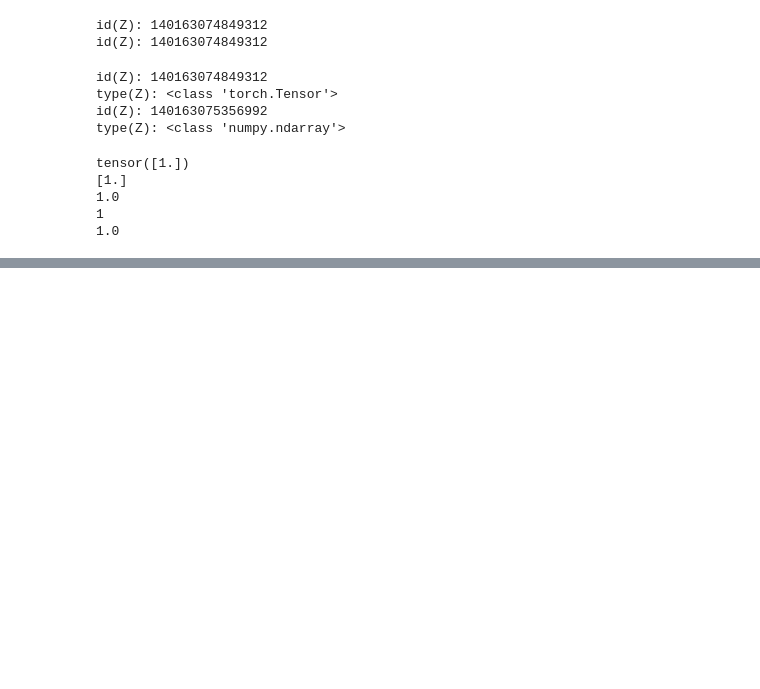
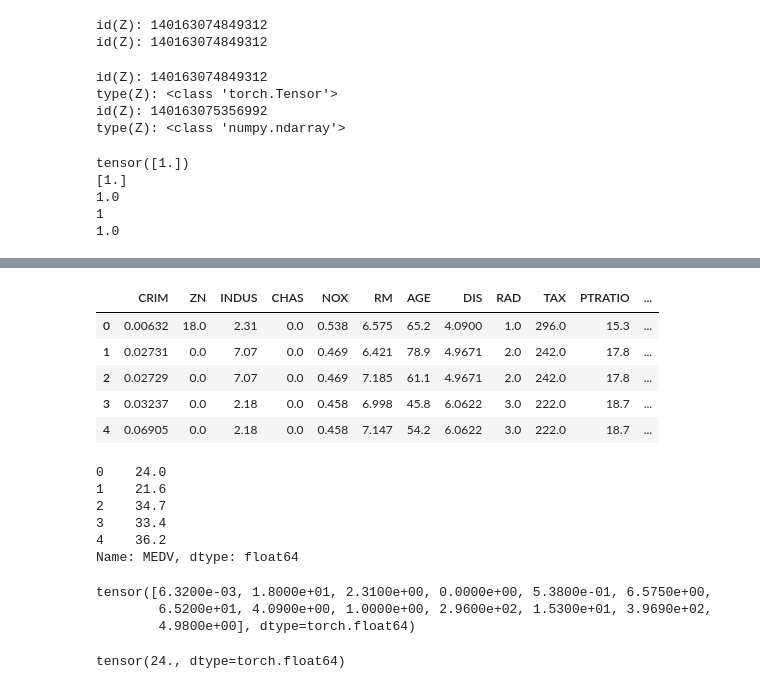
Before and after one commit to MarcelDeSutter/udemy_deep_learning, a Jupyter notebook: 01_02_Grundlagen_PyTorch.ipynb, the cells around one changed output, grey strips where cells are left out. Drawn from its saved outputs; the diff is of its cells as text; code cells hidden in the pictures; blank space fills up the shorter version.

```diff
--- a/01_02_Grundlagen_PyTorch.ipynb
+++ b/01_02_Grundlagen_PyTorch.ipynb
@@ -234,0 +271,20 @@ tensor([1.])
+# %%
+input, output = df.iloc[:, :-1], df.iloc[:, -1]
+# %%
+input.head()
+# %% [output]
+|  | CRIM | ZN | INDUS | CHAS | NOX | RM | AGE | DIS | RAD | TAX | PTRATIO | ... |
+| 0 | 0.00632 | 18.0 | 2.31 | 0.0 | 0.538 | 6.575 | 65.2 | 4.0900 | 1.0 | 296.0 | 15.3 | ... |
+| 1 | 0.02731 | 0.0 | 7.07 | 0.0 | 0.469 | 6.421 | 78.9 | 4.9671 | 2.0 | 242.0 | 17.8 | ... |
+| 2 | 0.02729 | 0.0 | 7.07 | 0.0 | 0.469 | 7.185 | 61.1 | 4.9671 | 2.0 | 242.0 | 17.8 | ... |
+| 3 | 0.03237 | 0.0 | 2.18 | 0.0 | 0.458 | 6.998 | 45.8 | 6.0622 | 3.0 | 222.0 | 18.7 | ... |
+| 4 | 0.06905 | 0.0 | 2.18 | 0.0 | 0.458 | 7.147 | 54.2 | 6.0622 | 3.0 | 222.0 | 18.7 | ... |
+# %%
+output.head()
+# %% [output]
+0    24.0
+1    21.6
+2    34.7
+3    33.4
+4    36.2
+Name: MEDV, dtype: float64
@@ -234,0 +293,10 @@ tensor([1.])
+# %%
+X[0]
+# %% [output]
+tensor([6.3200e-03, 1.8000e+01, 2.3100e+00, 0.0000e+00, 5.3800e-01, 6.5750e+00,
+        6.5200e+01, 4.0900e+00, 1.0000e+00, 2.9600e+02, 1.5300e+01, 3.9690e+02,
+        4.9800e+00], dtype=torch.float64)
+# %%
+y[0]
+# %% [output]
+tensor(24., dtype=torch.float64)
```
Also changed, not shown: parts of 12 cells of this notebook.
